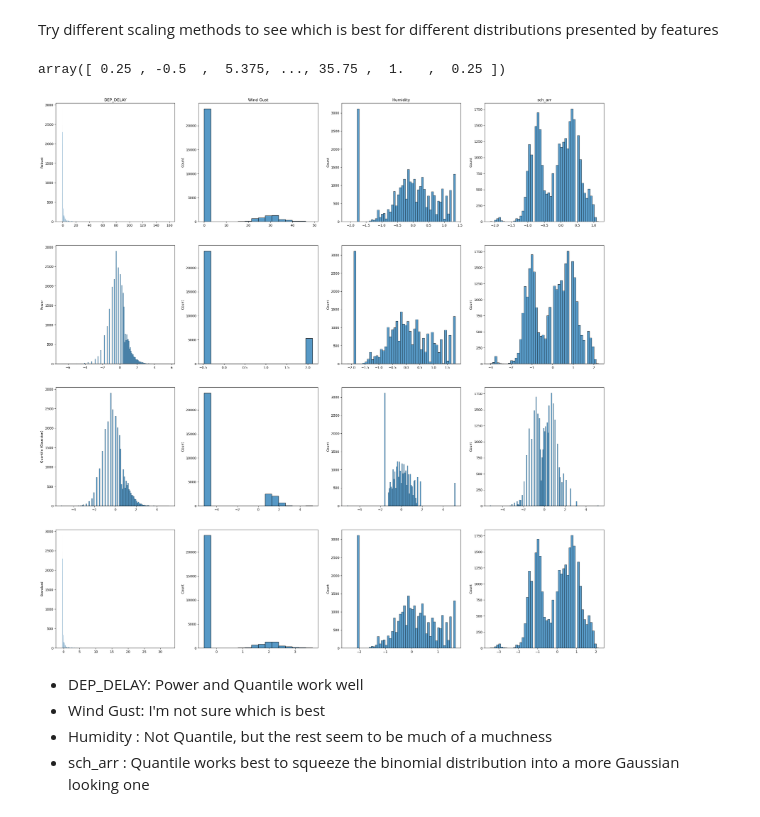
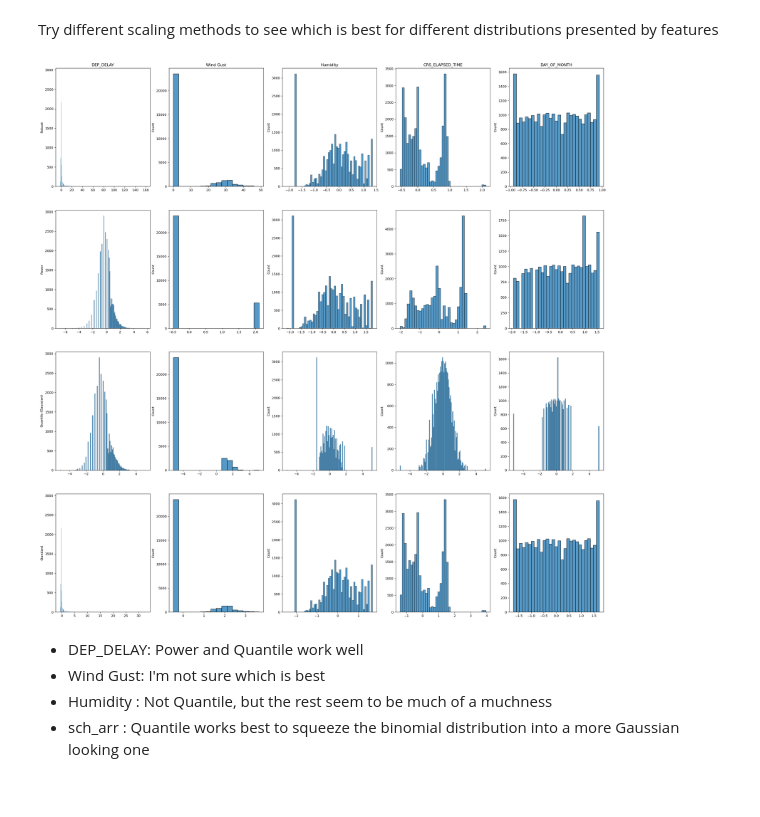
Before and after one commit to ADPriceless/TDA_Assignment_TaxiTime, a Jupyter notebook: exploration.ipynb, the cells around one changed output. Cells and saved outputs as stored; diff of their text form; code cells hidden in the pictures.

```diff
--- a/exploration.ipynb
+++ b/exploration.ipynb
@@ -433,7 +432,7 @@ scalers = {
     'Standard': StandardScaler(),
 }
 
-columns = ['DEP_DELAY', 'Wind Gust', 'Humidity', 'sch_arr']
+columns = ['DEP_DELAY', 'Wind Gust', 'Humidity', 'CRS_ELAPSED_TIME', 'DAY_OF_MONTH']
 
 scaled_features = []
 for scaler in scalers.values():
@@ -442,30 +441,26 @@ for scaler in scalers.values():
             df_takeoff.loc[:, columns]
         )
     )
-# %%
-scaled_features[0][:,0]
-# %% [output]
-array([ 0.25 , -0.5  ,  5.375, ..., 35.75 ,  1.   ,  0.25 ])
 # %%
 num_rows = len(scalers)
 num_cols = len(columns)
 
 fig, axs = plt.subplots(num_rows, num_cols)
 fig.set_figwidth(30)
 fig.set_figheight(30)
 
 for r, scaler in enumerate(scalers.keys()):
     axs[r, 0].set_ylabel(scaler)
 
 for c, title in enumerate(columns):
     axs[0, c].set_title(title)
 
 for i, ax in enumerate(axs.flatten()):
-    row = i // num_rows
+    row = i // num_cols
     col = i % num_cols
     sns.histplot(scaled_features[row][:, col], ax=ax)
 # %% [output]
-[figure, old version]
+[figure, new version]
 # %% [markdown]
 - DEP_DELAY: Power and Quantile work well
 - Wind Gust: I'm not sure which is best
```
Also changed, not shown: parts of 1 cell of this notebook.
